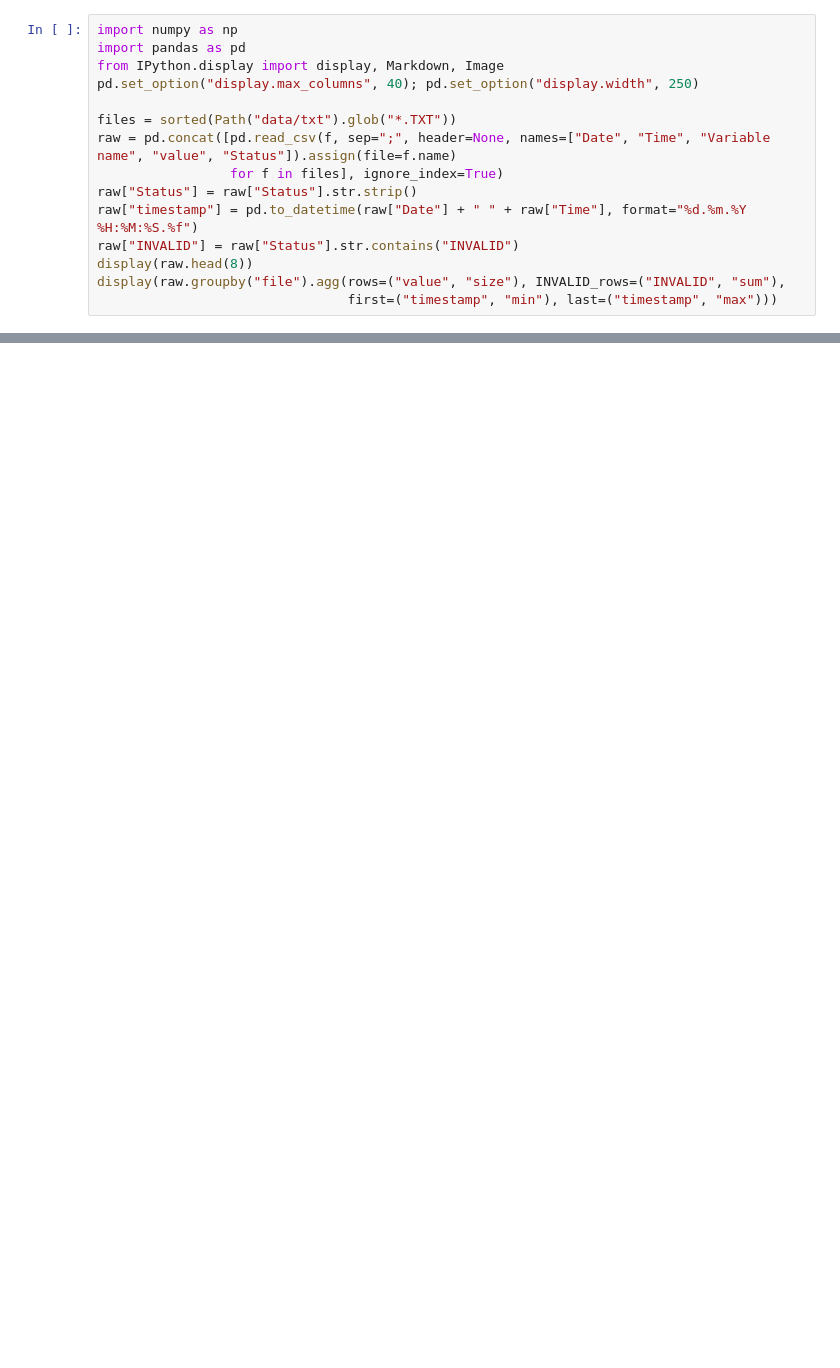
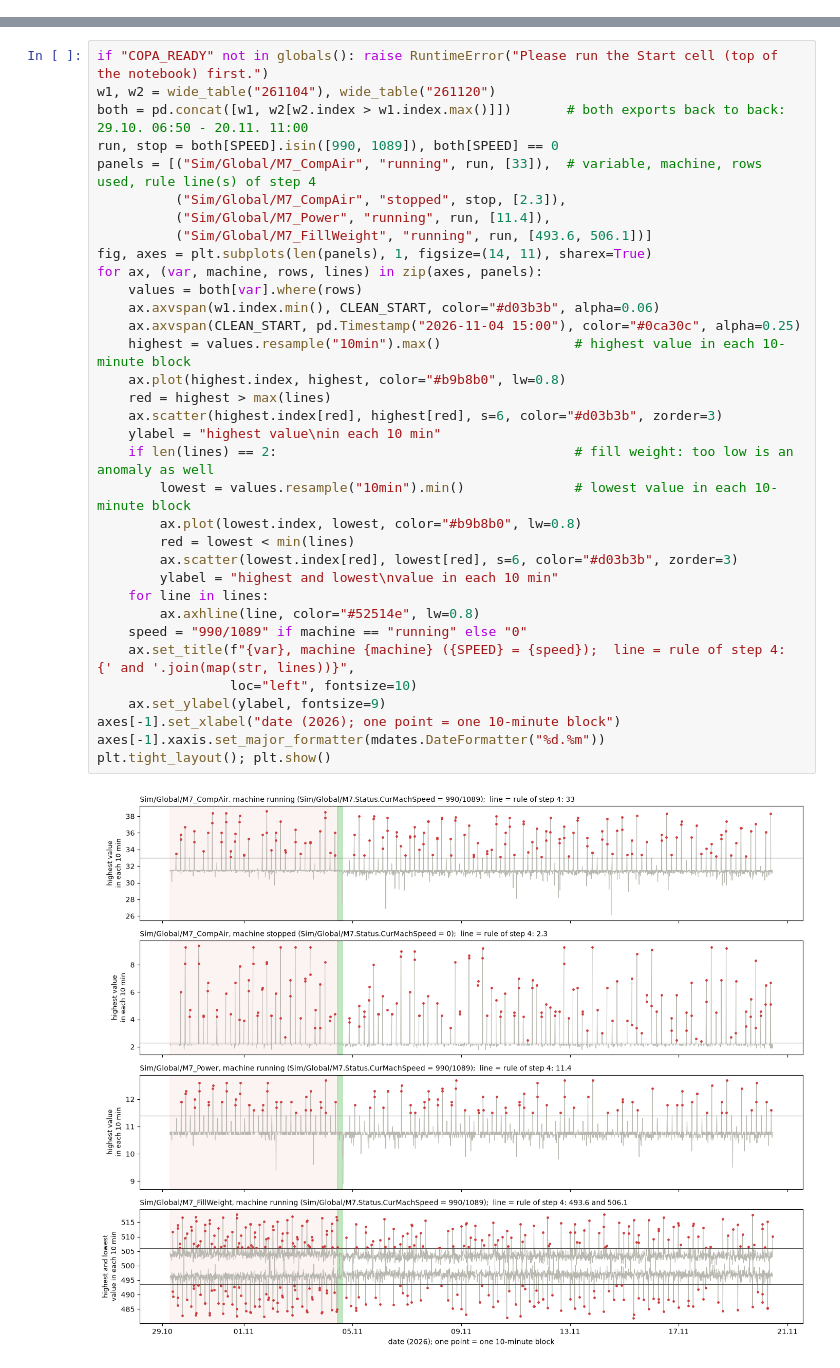
Before and after one commit to leon-adsk/copa, a Jupyter notebook: notebooks/anomaly_findings_colab.ipynb, the cells around one changed output, grey strips where cells are left out. Saved outputs shown, nothing was run; the diff lists cells and outputs as text; blank space fills up the shorter version.

Commit message:
refactor: update analysis pipeline and documentation for anomaly findings

```diff
--- a/notebooks/anomaly_findings_colab.ipynb
+++ b/notebooks/anomaly_findings_colab.ipynb
@@ -58,15 +84,0 @@ Each row is `Date; Time; Variable name; value; Status` (Andreas, mail 13.11.2026
-# %%
-import numpy as np
-import pandas as pd
-from IPython.display import display, Markdown, Image
-pd.set_option("display.max_columns", 40); pd.set_option("display.width", 250)
-
-files = sorted(Path("data/txt").glob("*.TXT"))
-raw = pd.concat([pd.read_csv(f, sep=";", header=None, names=["Date", "Time", "Variable name", "value", "Status"]).assign(file=f.name)
-                 for f in files], ignore_index=True)
-raw["Status"] = raw["Status"].str.strip()
-raw["timestamp"] = pd.to_datetime(raw["Date"] + " " + raw["Time"], format="%d.%m.%Y %H:%M:%S.%f")
-raw["INVALID"] = raw["Status"].str.contains("INVALID")
-display(raw.head(8))
-display(raw.groupby("file").agg(rows=("value", "size"), INVALID_rows=("INVALID", "sum"),
-                                first=("timestamp", "min"), last=("timestamp", "max")))
@@ -500,0 +582,36 @@ show("fig07_rq2_online_vs_batch.png", width=800)
+# %%
+if "COPA_READY" not in globals(): raise RuntimeError("Please run the Start cell (top of the notebook) first.")
+w1, w2 = wide_table("261104"), wide_table("261120")
+both = pd.concat([w1, w2[w2.index > w1.index.max()]])       # both exports back to back: 29.10. 06:50 - 20.11. 11:00
+run, stop = both[SPEED].isin([990, 1089]), both[SPEED] == 0
+panels = [("Sim/Global/M7_CompAir", "running", run, [33]),  # variable, machine, rows used, rule line(s) of step 4
+          ("Sim/Global/M7_CompAir", "stopped", stop, [2.3]),
+          ("Sim/Global/M7_Power", "running", run, [11.4]),
+          ("Sim/Global/M7_FillWeight", "running", run, [493.6, 506.1])]
+fig, axes = plt.subplots(len(panels), 1, figsize=(14, 11), sharex=True)
+for ax, (var, machine, rows, lines) in zip(axes, panels):
+    values = both[var].where(rows)
+    ax.axvspan(w1.index.min(), CLEAN_START, color="#d03b3b", alpha=0.06)
+    ax.axvspan(CLEAN_START, pd.Timestamp("2026-11-04 15:00"), color="#0ca30c", alpha=0.25)
+    highest = values.resample("10min").max()                 # highest value in each 10-minute block
+    ax.plot(highest.index, highest, color="#b9b8b0", lw=0.8)
+    red = highest > max(lines)
+    ax.scatter(highest.index[red], highest[red], s=6, color="#d03b3b", zorder=3)
+    ylabel = "highest value\nin each 10 min"
+    if len(lines) == 2:                                      # fill weight: too low is an anomaly as well
+        lowest = values.resample("10min").min()              # lowest value in each 10-minute block
+        ax.plot(lowest.index, lowest, color="#b9b8b0", lw=0.8)
+        red = lowest < min(lines)
+        ax.scatter(lowest.index[red], lowest[red], s=6, color="#d03b3b", zorder=3)
+        ylabel = "highest and lowest\nvalue in each 10 min"
+    for line in lines:
+        ax.axhline(line, color="#52514e", lw=0.8)
+    speed = "990/1089" if machine == "running" else "0"
+    ax.set_title(f"{var}, machine {machine} ({SPEED} = {speed});  line = rule of step 4: {' and '.join(map(str, lines))}",
+                 loc="left", fontsize=10)
+    ax.set_ylabel(ylabel, fontsize=9)
+axes[-1].set_xlabel("date (2026); one point = one 10-minute block")
+axes[-1].xaxis.set_major_formatter(mdates.DateFormatter("%d.%m"))
+plt.tight_layout(); plt.show()
+# %% [output]
+[figure, added]
```
Also changed, not shown: parts of 66 cells of this notebook, 5 other files.
